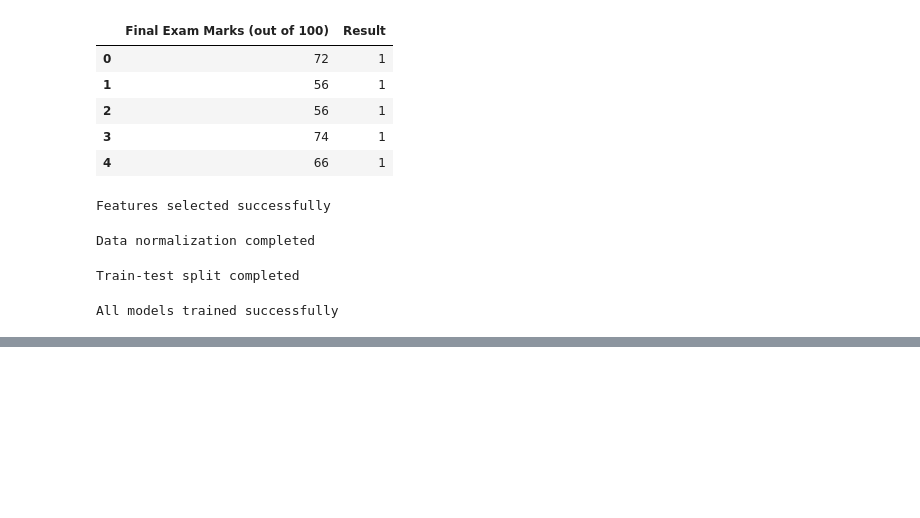
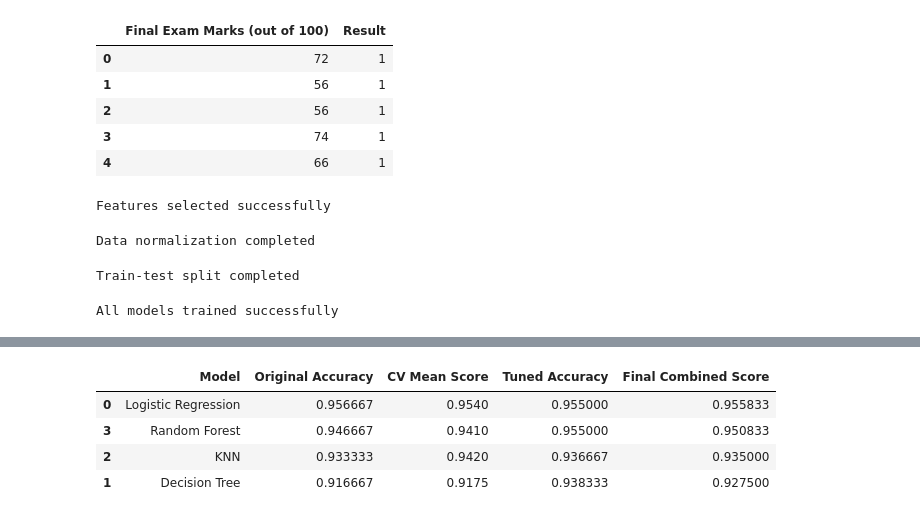
Before and after one commit to Sithumini-Anuhansi/student-pass-fail-ml, a Jupyter notebook: notebooks/ML_Task.ipynb, the cells around one changed output, grey strips where cells are left out. Cells and saved outputs as stored; diff of their text form; code cells hidden in the pictures; blank space fills up the shorter version.

```diff
--- a/notebooks/ML_Task.ipynb
+++ b/notebooks/ML_Task.ipynb
@@ -365,0 +437,49 @@ Overall, this project demonstrates how machine learning can be effectively appli
+# %%
+# FINAL COMPARISON TABLE
+
+evaluation_table = pd.DataFrame({
+    "Model": ["Logistic Regression", "Decision Tree", "KNN", "Random Forest"],
+
+    # Original performance
+    "Original Accuracy": [
+        original_scores["Logistic Regression"],
+        original_scores["Decision Tree"],
+        original_scores["KNN"],
+        original_scores["Random Forest"]
+    ],
+
+    # Cross-validation mean scores
+    "CV Mean Score": [
+        lr_cv_scores.mean(),
+        dt_cv_scores.mean(),
+        knn_cv_scores.mean(),
+        rf_cv_scores.mean()
+    ],
+
+    # Tuned performance
+    "Tuned Accuracy": [
+        tuned_scores["Logistic Regression"],
+        tuned_scores["Decision Tree"],
+        tuned_scores["KNN"],
+        tuned_scores["Random Forest"]
+    ],
+
+    # Final combined score (best fairness metric)
+    "Final Combined Score": [
+        combined_scores["Logistic Regression"],
+        combined_scores["Decision Tree"],
+        combined_scores["KNN"],
+        combined_scores["Random Forest"]
+    ]
+})
+
+# Sort by best overall model
+evaluation_table = evaluation_table.sort_values(by="Final Combined Score", ascending=False)
+
+evaluation_table
+# %% [output]
+|  | Model | Original Accuracy | CV Mean Score | Tuned Accuracy | Final Combined Score |
+| 0 | Logistic Regression | 0.956667 | 0.9540 | 0.955000 | 0.955833 |
+| 3 | Random Forest | 0.946667 | 0.9410 | 0.955000 | 0.950833 |
+| 2 | KNN | 0.933333 | 0.9420 | 0.936667 | 0.935000 |
+| 1 | Decision Tree | 0.916667 | 0.9175 | 0.938333 | 0.927500 |
```
Also changed, not shown: parts of 20 cells of this notebook, 24 other files.
